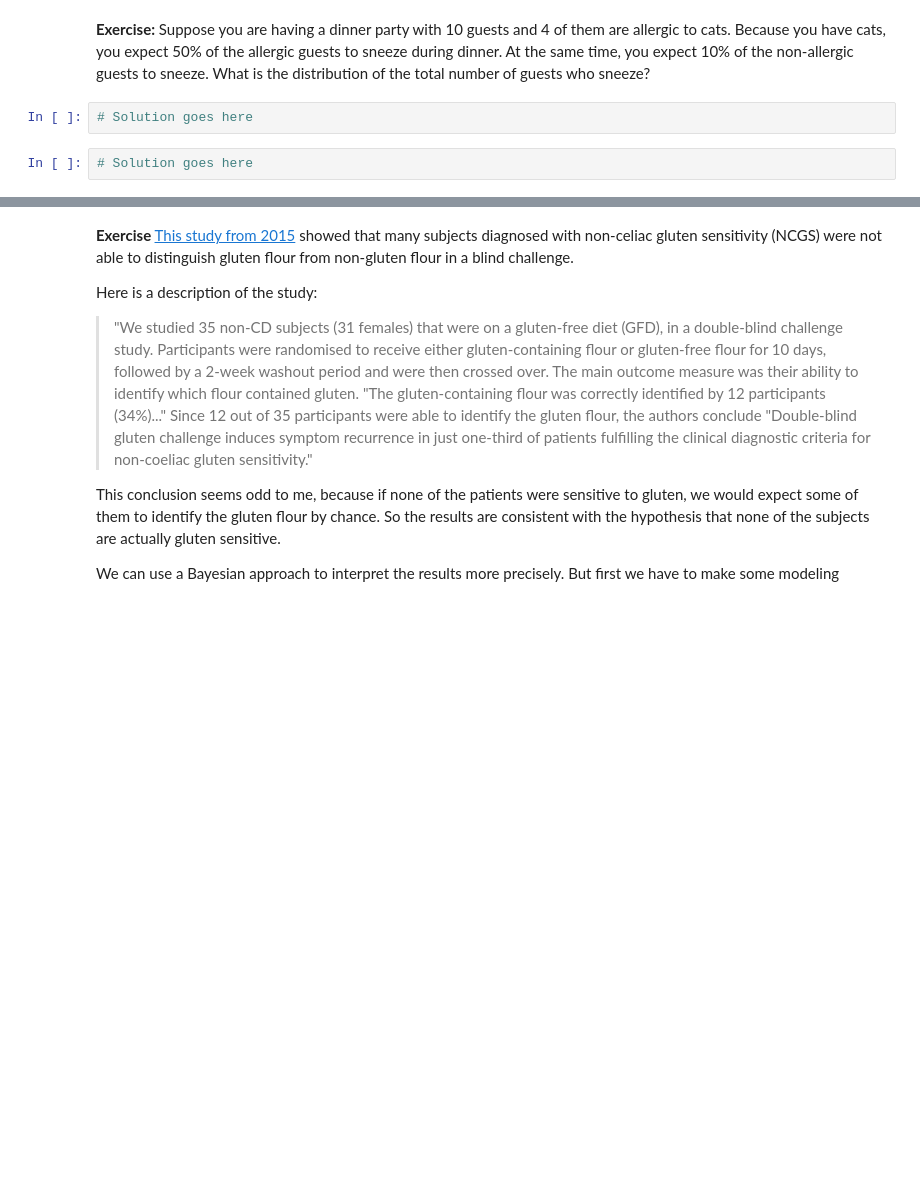
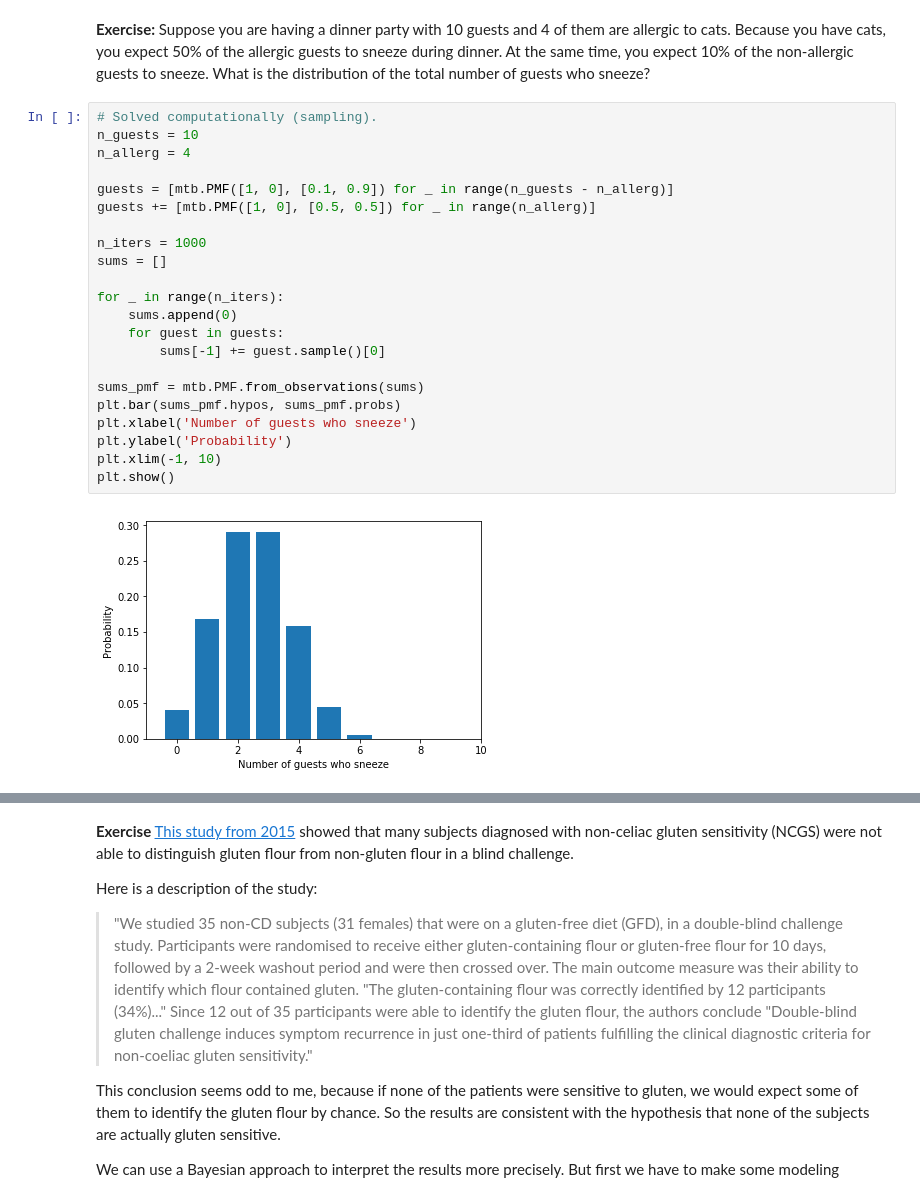
Before and after one commit to alexklibisz/exercises, a Jupyter notebook: think-bayes/chap05.ipynb, the cells around one changed output, grey strips where cells are left out. Saved outputs shown, nothing was run; the diff lists cells and outputs as text; blank space fills up the shorter version.

```diff
--- a/think-bayes/chap05.ipynb
+++ b/think-bayes/chap05.ipynb
@@ -569,7 +564,27 @@ thinkplot.Hist(pmf)
 ## Exercises
 # %% [markdown]
 **Exercise:**  Suppose you are having a dinner party with 10 guests and 4 of them are allergic to cats.  Because you have cats, you expect 50% of the allergic guests to sneeze during dinner.  At the same time, you expect 10% of the non-allergic guests to sneeze.  What is the distribution of the total number of guests who sneeze?
-# %%
-# Solution goes here
-# %%
-# Solution goes here
+# %%
+# Solved computationally (sampling).
+n_guests = 10
+n_allerg = 4
+
+guests = [mtb.PMF([1, 0], [0.1, 0.9]) for _ in range(n_guests - n_allerg)]
+guests += [mtb.PMF([1, 0], [0.5, 0.5]) for _ in range(n_allerg)]
+
+n_iters = 1000
+sums = []
+
+for _ in range(n_iters):
+    sums.append(0)
+    for guest in guests:
+        sums[-1] += guest.sample()[0]
+
+sums_pmf = mtb.PMF.from_observations(sums)
+plt.bar(sums_pmf.hypos, sums_pmf.probs)
+plt.xlabel('Number of guests who sneeze')
+plt.ylabel('Probability')
+plt.xlim(-1, 10)
+plt.show()
+# %% [output]
+[figure, added]
```
Also changed, not shown: parts of 21 cells of this notebook, 1 other file.
